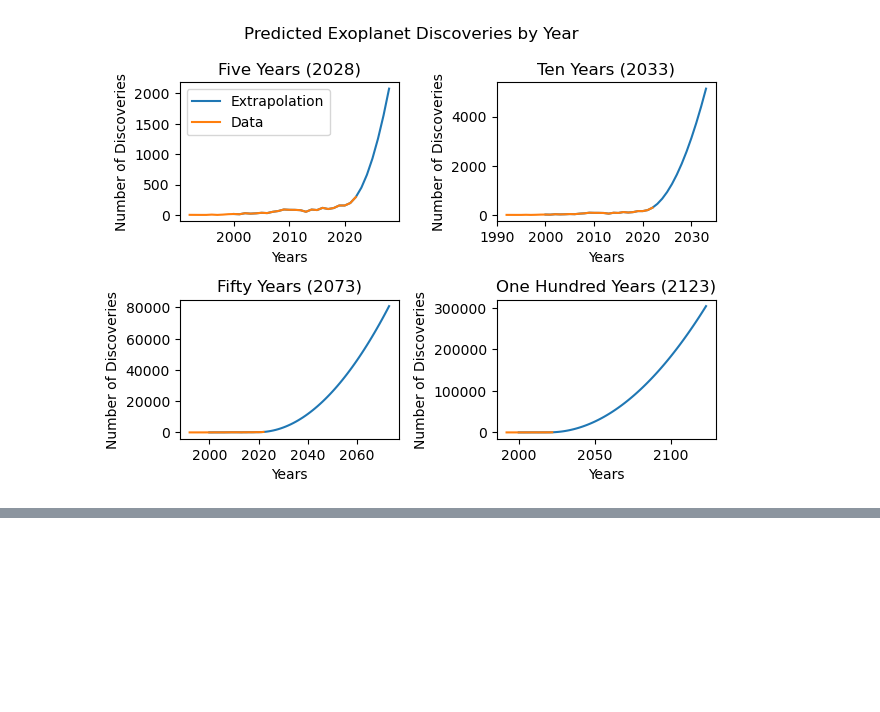
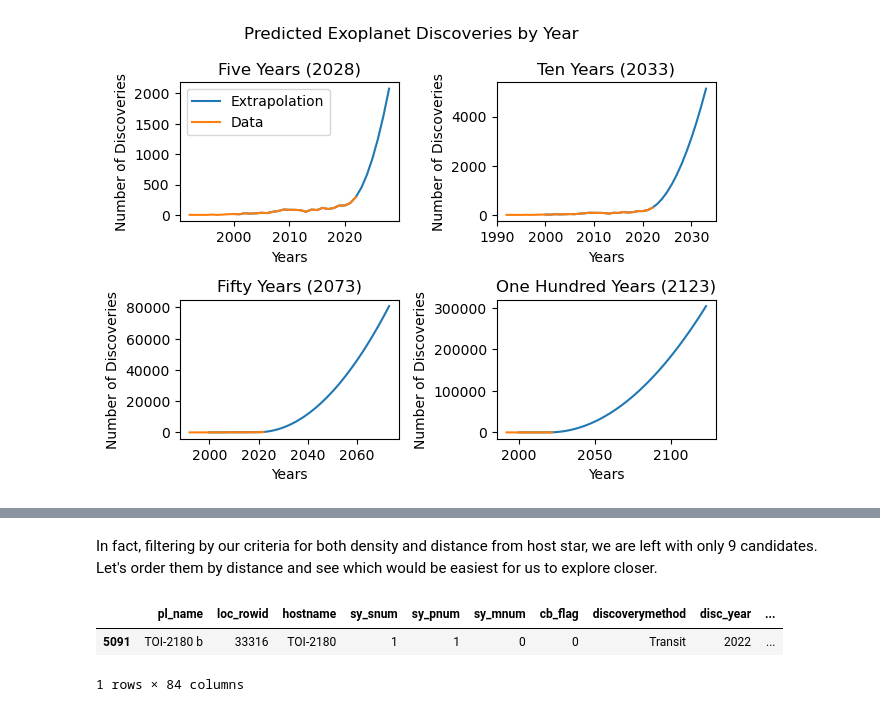
Before and after one commit to RBiebrich/NASA_Exoplanet_Data_Analysis, a Jupyter notebook: exoplanets.ipynb, the cells around one changed output, grey strips where cells are left out. Saved outputs shown, nothing was run; the diff lists cells and outputs as text; code cells hidden in the pictures; blank space fills up the shorter version.

```diff
--- a/exoplanets.ipynb
+++ b/exoplanets.ipynb
@@ -323,0 +423,10 @@ Now we have the densities of each exoplanet (excluding those whose radius or mas
+# %% [markdown]
+In fact, filtering by our criteria for both density and distance from host star, we are left with only 9 candidates. Let's order them by distance and see which would be easiest for us to explore closer.
+# %%
+#| echo: False
+
+possible_homes.sort_values(['sy_dist']).head(1)
+# %% [output]
+|  | pl_name | loc_rowid | hostname | sy_snum | sy_pnum | sy_mnum | cb_flag | discoverymethod | disc_year | ... |
+| 5091 | TOI-2180 b | 33316 | TOI-2180 | 1 | 1 | 0 | 0 | Transit | 2022 | ... |
+1 rows × 84 columns
```
Also changed, not shown: parts of 35 cells of this notebook, 10 other files.
